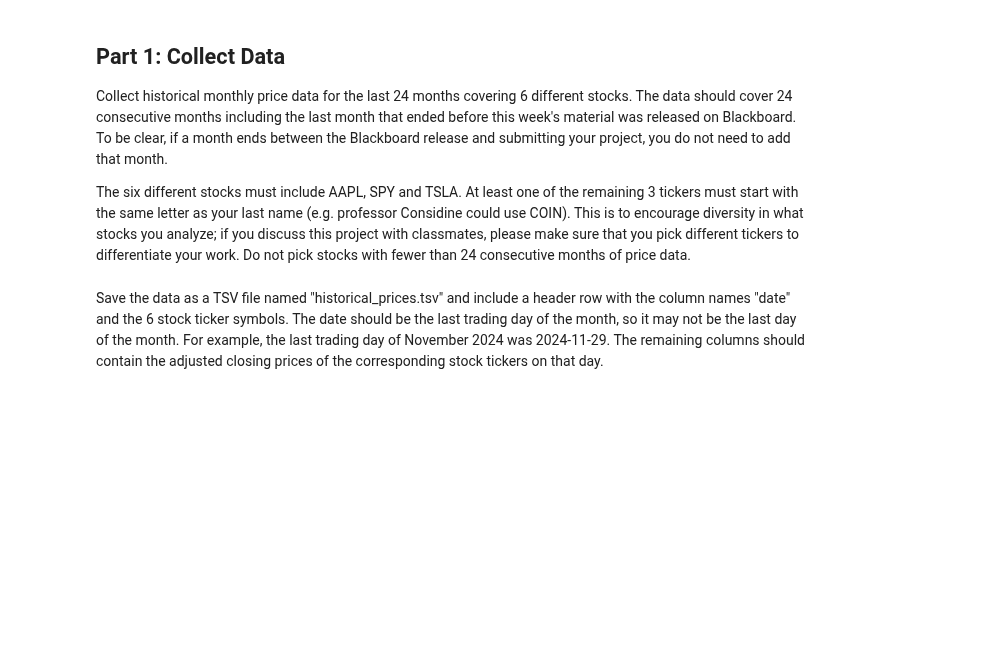
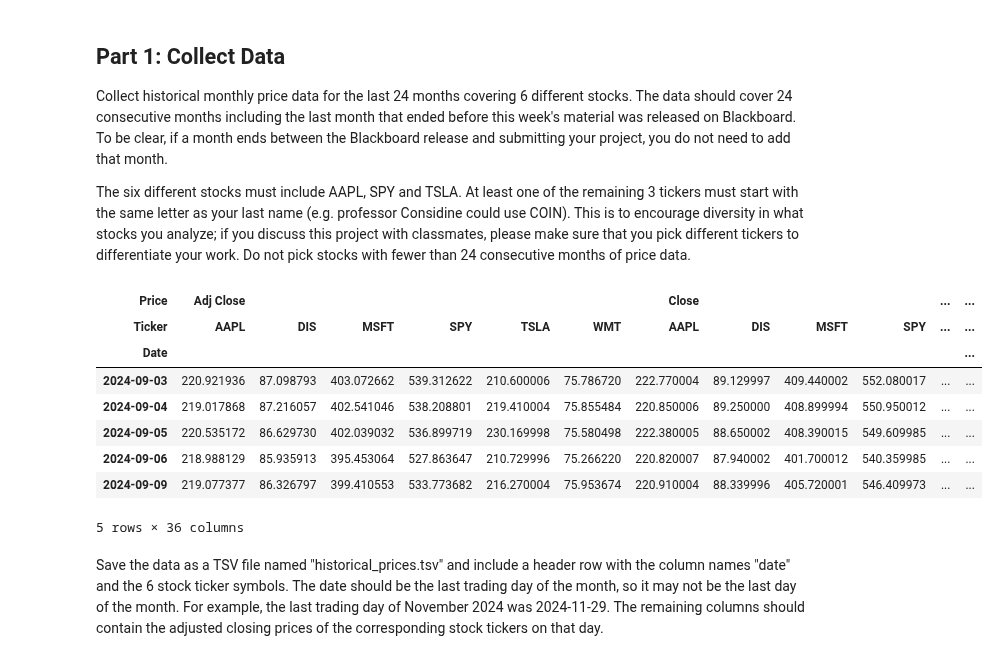
Before and after one commit to nwing2/DX704_Homework, a Jupyter notebook: dx704-project-01.ipynb, the cells around one changed output. Drawn from its saved outputs; the diff is of its cells as text; code cells hidden in the pictures; blank space fills up the shorter version.

```diff
--- a/dx704-project-01.ipynb
+++ b/dx704-project-01.ipynb
@@ -38,3 +40,21 @@ Do not pick stocks with fewer than 24 consecutive months of price data.
+# %%
+data = yf.download({"AAPL", "SPY", "TSLA", "WMT", "MSFT", "DIS"},
+                   start="2024-09-01",
+                   end="2026-09-01",
+                   progress=False,
+                   auto_adjust=False)
+
+data.head()
+# %% [output]
+| Price | Adj Close |  |  |  |  |  | Close |  |  |  | ... | ... |
+| Ticker | AAPL | DIS | MSFT | SPY | TSLA | WMT | AAPL | DIS | MSFT | SPY | ... | ... |
+| Date |  |  |  |  |  |  |  |  |  |  |  | ... |
+| 2024-09-03 | 220.921936 | 87.098793 | 403.072662 | 539.312622 | 210.600006 | 75.786720 | 222.770004 | 89.129997 | 409.440002 | 552.080017 | ... | ... |
+| 2024-09-04 | 219.017868 | 87.216057 | 402.541046 | 538.208801 | 219.410004 | 75.855484 | 220.850006 | 89.250000 | 408.899994 | 550.950012 | ... | ... |
+| 2024-09-05 | 220.535172 | 86.629730 | 402.039032 | 536.899719 | 230.169998 | 75.580498 | 222.380005 | 88.650002 | 408.390015 | 549.609985 | ... | ... |
+| 2024-09-06 | 218.988129 | 85.935913 | 395.453064 | 527.863647 | 210.729996 | 75.266220 | 220.820007 | 87.940002 | 401.700012 | 540.359985 | ... | ... |
+| 2024-09-09 | 219.077377 | 86.326797 | 399.410553 | 533.773682 | 216.270004 | 75.953674 | 220.910004 | 88.339996 | 405.720001 | 546.409973 | ... | ... |
+5 rows × 36 columns
 # %% [markdown]
 Save the data as a TSV file named "historical_prices.tsv" and include a header row with the column names "date" and the 6 stock ticker symbols.
 The date should be the last trading day of the month, so it may not be the last day of the month.
```
Also changed, not shown: parts of 35 cells of this notebook, 8 other files.
